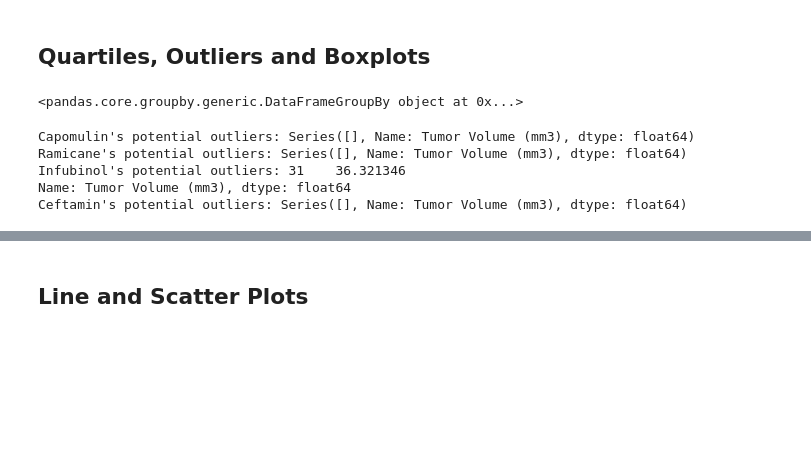
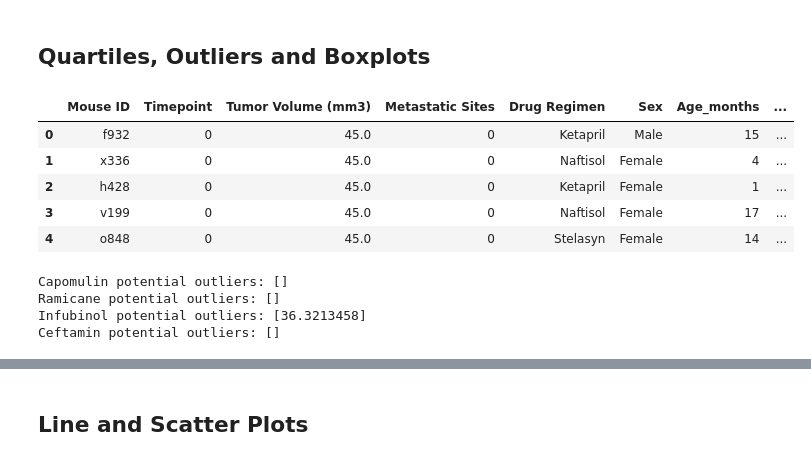
Before and after one commit to CalebCutrer/DataVisualization-Challenge, a Jupyter notebook: pymaceuticals.ipynb, the cells around one changed output, grey strips where cells are left out. Saved outputs shown, nothing was run; the diff lists cells and outputs as text; code cells hidden in the pictures; blank space fills up the shorter version.

```diff
--- a/pymaceuticals.ipynb
+++ b/pymaceuticals.ipynb
@@ -166,20 +167,22 @@ Text(0, 0.5, 'Sex')
 # %%
 # Calculate the final tumor volume of each mouse across four of the treatment regimens: Capomulin, Ramicane, Infubinol, and Ceftamin
 
 # Start by getting the last (greatest) timepoint for each mouse
 last_timepoint = newdf.groupby("Mouse ID")["Timepoint"].max()
 last_timepoint = pd.DataFrame({
     "Timepoint": last_timepoint})
+last_timepoint.reset_index()
 
 # Merge this group df with the original DataFrame to get the tumor volume at the last timepoint
-newdfcopy = newdf
-merged = pd.merge(newdfcopy, last_timepoint, on=["Timepoint", "Mouse ID"])
+merged = pd.merge(newdf, last_timepoint, on=["Timepoint", "Mouse ID"])
+merged.head()
+# %% [output]
+|  | Mouse ID | Timepoint | Tumor Volume (mm3) | Metastatic Sites | Drug Regimen | Sex | Age_months | ... |
+| 0 | f932 | 0 | 45.0 | 0 | Ketapril | Male | 15 | ... |
+| 1 | x336 | 0 | 45.0 | 0 | Naftisol | Female | 4 | ... |
+| 2 | h428 | 0 | 45.0 | 0 | Ketapril | Female | 1 | ... |
+| 3 | v199 | 0 | 45.0 | 0 | Naftisol | Female | 17 | ... |
+| 4 | o848 | 0 | 45.0 | 0 | Stelasyn | Female | 14 | ... |
-# %%
-#selecting only the rows containing the 4 treatment regimens of interest
-tumordf = newdf.loc[newdf['Drug Regimen'].isin(["Capomulin", "Ramicane", "Infubinol", "Ceftamin"])]
-tumordf.groupby(["Mouse ID"])
-# %% [output]
-<pandas.core.groupby.generic.DataFrameGroupBy object at 0x...>
 # %%
 # Put treatments into a list for for loop (and later for plot labels)
 Treatments = ["Capomulin", "Ramicane", "Infubinol", "Ceftamin"]
@@ -188,18 +191,29 @@ Treatments = ["Capomulin", "Ramicane", "Infubinol", "Ceftamin"]
 TumorVolume = []
 
 # Calculate the IQR and quantitatively determine if there are any potential outliers.
-
+for drug in Treatments:
+    tumorvol = merged.loc[merged['Drug Regimen'] == drug, 'Tumor Volume (mm3)']
 
     # Locate the rows which contain mice on each drug and get the tumor volumes
-
-
-    # add subset
-
+    #Append
+    TumorVolume.append(tumorvol)
 
     # Determine outliers using upper and lower bounds
+Outliers = {}
+for drug, volumes in zip(Treatments, TumorVolume):
+    quartiles = volumes.quantile([.25,.5,.75])
+    lowerq = quartiles[0.25]
+    upperq = quartiles[0.75]
+    iqr = upperq-lowerq
+    lower_bound = lowerq - (1.5*iqr)
+    upper_bound = upperq + (1.5*iqr)
+
+    #Finding Outliers
+    Outliers_Vols = volumes[(volumes < lower_bound) | (volumes > upper_bound )]
+    Outliers[drug] = Outliers_Vols.values
+    print(f"{drug} potential outliers: {Outliers[drug]}")
 # %% [output]
-Capomulin's potential outliers: Series([], Name: Tumor Volume (mm3), dtype: float64)
-Ramicane's potential outliers: Series([], Name: Tumor Volume (mm3), dtype: float64)
-Infubinol's potential outliers: 31    36.321346
-Name: Tumor Volume (mm3), dtype: float64
-Ceftamin's potential outliers: Series([], Name: Tumor Volume (mm3), dtype: float64)
+Capomulin potential outliers: []
+Ramicane potential outliers: []
+Infubinol potential outliers: [36.3213458]
+Ceftamin potential outliers: []
```
Also changed, not shown: parts of 8 cells of this notebook.
